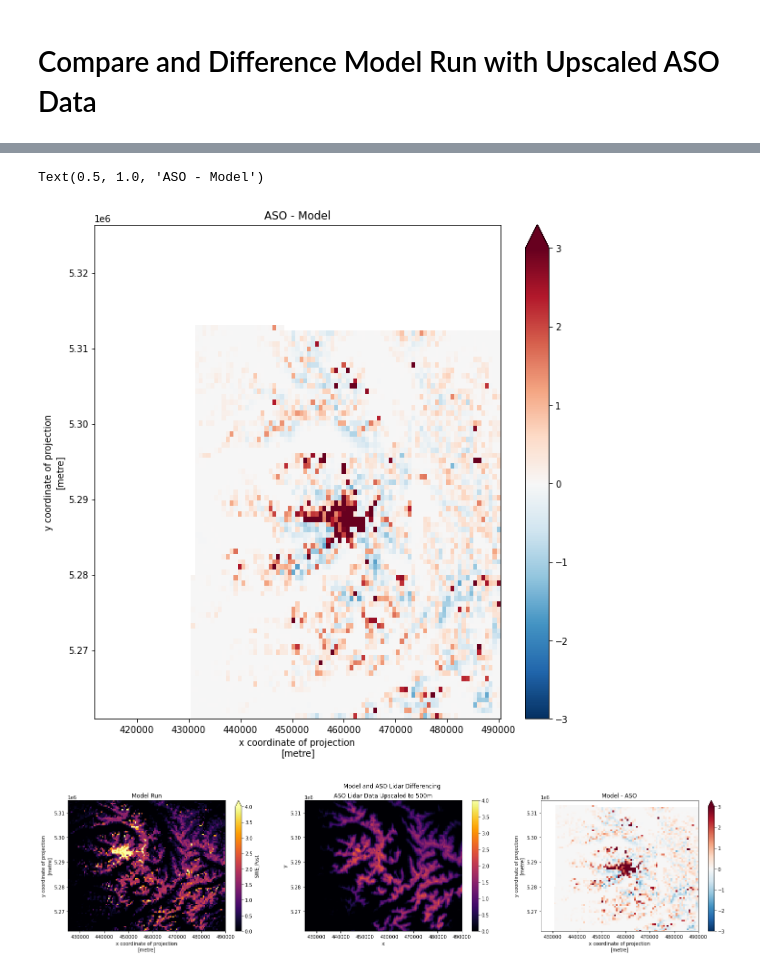
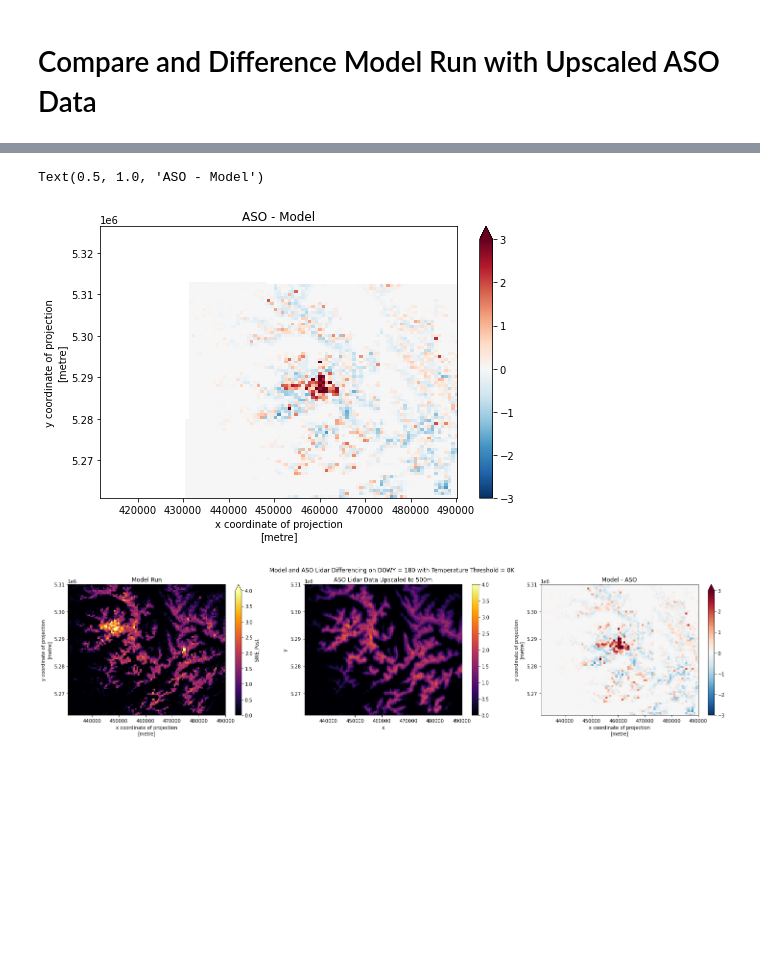
Before and after one commit to bessoh2/SnowHydro, a Jupyter notebook: comparison_and_difference.ipynb, the cells around one changed output, grey strips where cells are left out. Cells and saved outputs as stored; diff of their text form; code cells hidden in the pictures; blank space fills up the shorter version.

```diff
--- a/comparison_and_difference.ipynb
+++ b/comparison_and_difference.ipynb
@@ -15,0 +23,8 @@ from rasterio.warp import reproject, Resampling
+# %%
+# set DOWY
+if day_str == '20160329':
+    day_num = 180
+elif day_str == '20160208':
+    day_num = 130
+else:
+    print('Invalid date')
@@ -16,4 +35,4 @@ from rasterio.warp import reproject, Resampling
 # %%
 #open model run netcdf
-xds = xr.open_dataset("../SnowHydro/data/Model_Output/N47_0W124_0_agg_16_SWE_SCA_POST_WY2015_16.nc")
+xds = xr.open_dataset(f"../SnowHydro/data/Model_Output/{threshold}K_Threshold/N47_0W124_0_agg_16_SWE_SCA_POST_WY2015_16.nc")
 #xds
@@ -30,5 +39,5 @@ Data variables:
 # %%
 # select the day and stat we want from the model run, set spatial dimensions, and set crs
-model_ds = xds['SWE_Post'].sel(Day=181,Stats=4).T
+model_ds = xds['SWE_Post'].sel(Day=day_num,Stats=stat).T
 model_ds.rio.set_spatial_dims('Longitude','Latitude',inplace=True)
-model_ds.rio.set_crs('EPSG:4326',inplace=True)
+model_ds.rio.set_crs('EPSG:4326',inplace=True);
@@ -49,6 +44,6 @@ Attributes:
 # %%
 # open ASO dataset, check crs
-ASO_500m_ds = xr.open_rasterio('output/ASO_500m_SWE_USAWOL_20160329.tif')
+ASO_500m_ds = xr.open_rasterio(f'data/Olympics_ASO_SWE_2016/ASO_500m_SWE_USAWOL_{day_str}.tif')
 # %%
 # comparing before reproject
 f,ax = plt.subplots(1,2,figsize=(16,6))
@@ -79,12 +74,12 @@ Text(0.5, 0.98, 'Post Reproject Match Comparison')
 difference = model_reproject - ASO_500m_ds
 # %%
 # show difference
-f, ax = plt.subplots(figsize=(10,10))
+f, ax = plt.subplots(figsize=(8,5))
 difference.squeeze().plot.imshow(ax=ax,vmin=-3,vmax=3,cmap='RdBu_r')
 ax.set_title('ASO - Model')
 # %% [output]
 Text(0.5, 1.0, 'ASO - Model')
-[figure, old version]
+[figure, new version]
 # %%
 # plot differencing
 f, ax = plt.subplots(1,3,figsize=(25,5))
@@ -94,9 +89,9 @@ ASO_500m_ds.plot(ax=ax[1],vmin=0,vmax=4,cmap='inferno')
 ax[1].set_title('ASO Lidar Data Upscaled to 500m')
 difference.squeeze().plot.imshow(ax=ax[2],vmin=-3,vmax=3,cmap='RdBu_r')
 ax[2].set_title('Model - ASO')
-f.suptitle('Model and ASO Lidar Differencing')
+f.suptitle(f'Model and ASO Lidar Differencing on DOWY = {day_num} with Temperature Threshold = {threshold}K')
 for i in range(len(ax)):
-    ax[i].set_xlim([425000, 490000])
-    ax[i].set_ylim([5.262e6, 5.315e6])
+    ax[i].set_xlim([431000, 490000])
+    ax[i].set_ylim([5.262e6, 5.31e6])
 # %% [output]
-[figure, old version]
+[figure, new version]
```
Also changed, not shown: parts of 7 cells of this notebook, 10 other files.
